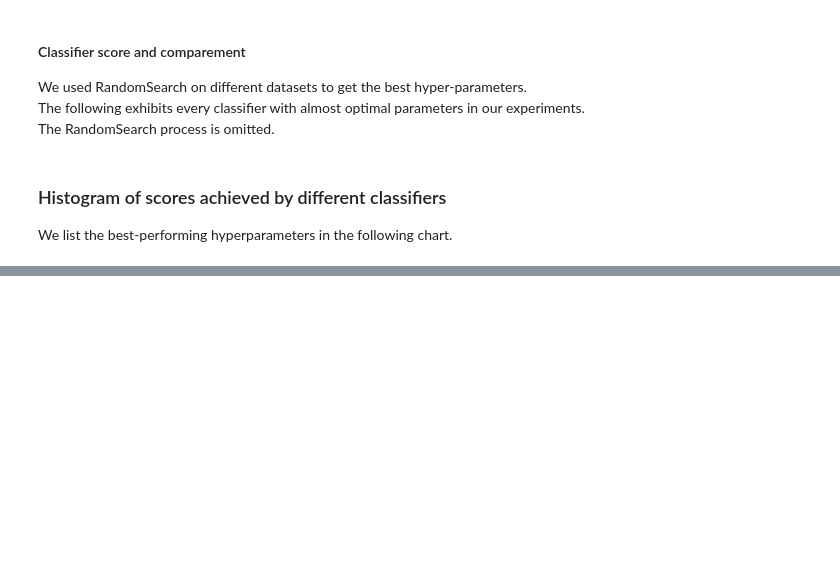
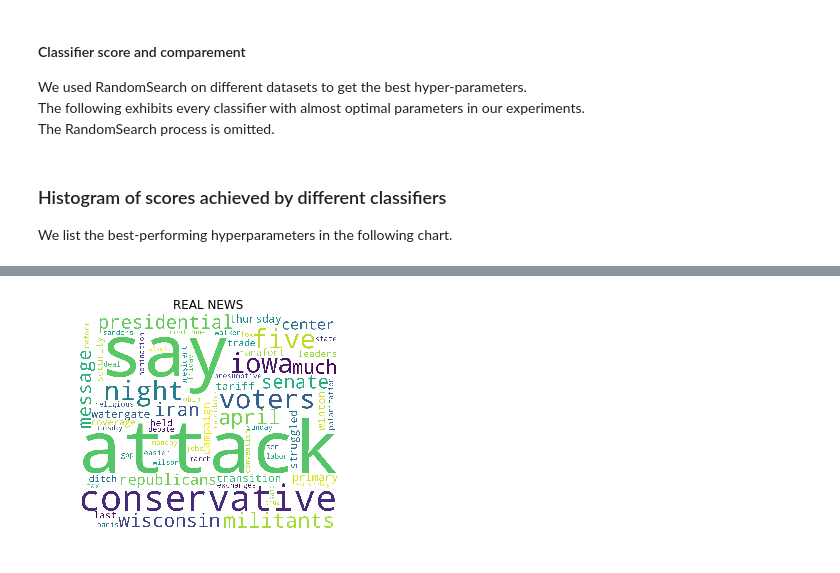
Before and after one commit to shuheng-liu/fake-news-detection-pipeline, a Jupyter notebook: UCB Final Project.ipynb, the cells around one changed output, grey strips where cells are left out. Saved outputs shown, nothing was run; the diff lists cells and outputs as text; code cells hidden in the pictures; blank space fills up the shorter version.

```diff
--- a/UCB Final Project.ipynb
+++ b/UCB Final Project.ipynb
@@ -480,0 +494,3 @@ avg / total      0.915     0.915     0.915      1584
+# %%
+df3 = pd.DataFrame(real_importance, columns=['importance', 'word'])
+df3.tail(30)
@@ -480,0 +515,4 @@ avg / total      0.915     0.915     0.915      1584
+# %%
+print_wordcloud(df3,'REAL NEWS')
+# %% [output]
+[figure, added]
```
Also changed, not shown: parts of 38 cells of this notebook.
